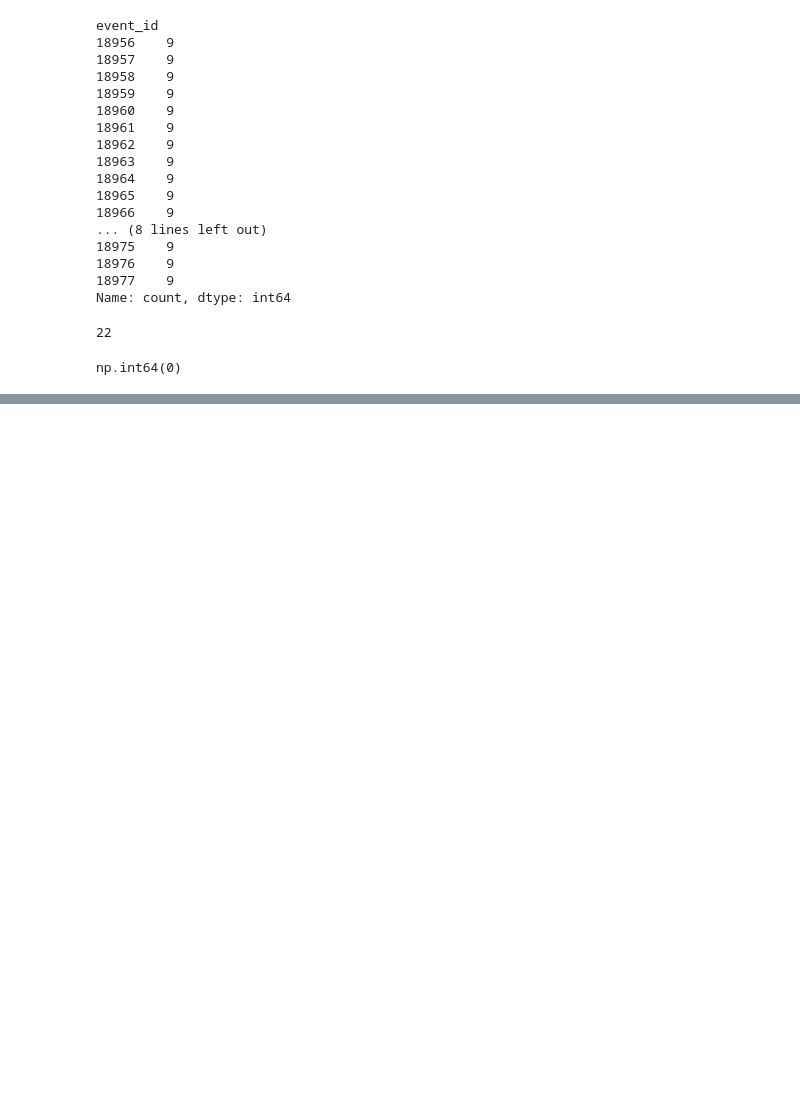
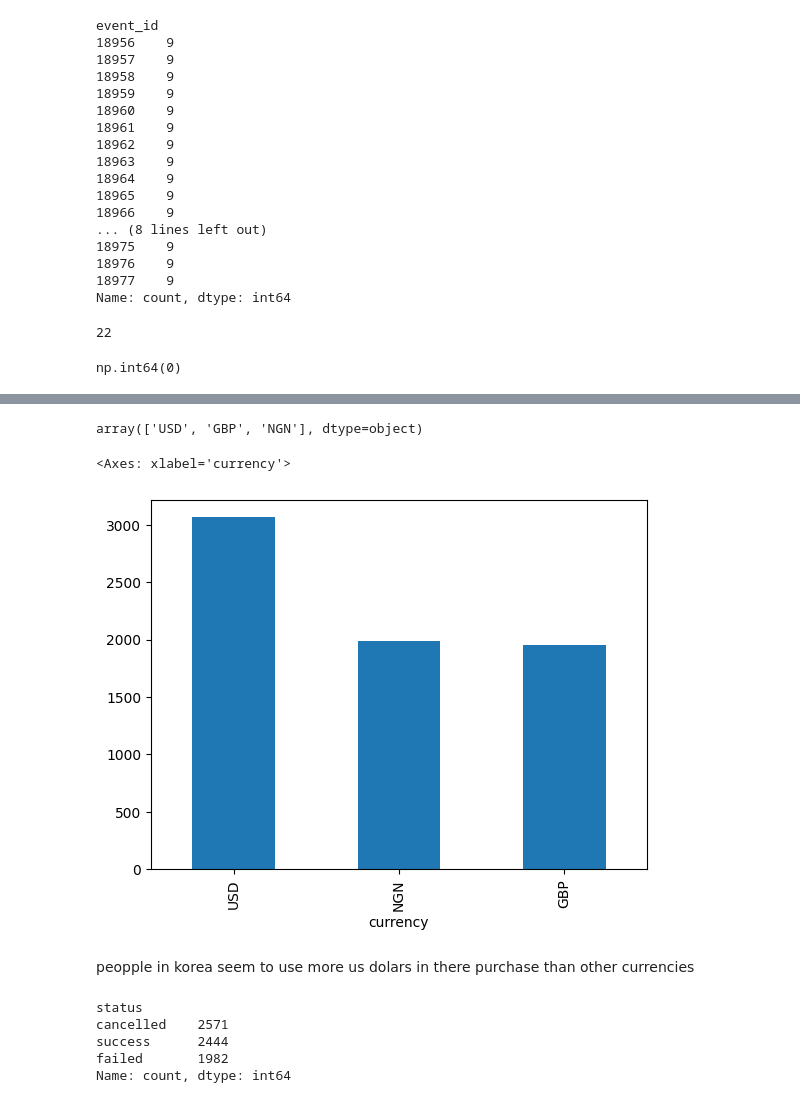
Before and after one commit to bissakaAI/DataAndData_analysis, a Jupyter notebook: Task_folder/pandas/salesdatasecond/workingwithsales_data.ipynb, the cells around one changed output, grey strips where cells are left out. Cells and saved outputs as stored; diff of their text form; code cells hidden in the pictures; blank space fills up the shorter version.

```diff
--- a/Task_folder/pandas/salesdatasecond/workingwithsales_data.ipynb
+++ b/Task_folder/pandas/salesdatasecond/workingwithsales_data.ipynb
@@ -608,0 +663,21 @@ np.int64(0)
+# %%
+#since korea has the most purchase lets dig deeper into them
+
+korea.currency.unique()
+# %% [output]
+array(['USD', 'GBP', 'NGN'], dtype=object)
+# %%
+korea.currency.value_counts().plot(kind= 'bar')
+# %% [output]
+<Axes: xlabel='currency'>
+[figure, added]
+# %% [markdown]
+peopple in korea seem to use more us dolars in there purchase than other currencies
+# %%
+korea.status.value_counts()
+# %% [output]
+status
+cancelled    2571
+success      2444
+failed       1982
+Name: count, dtype: int64
```
Also changed, not shown: parts of 94 cells of this notebook, 4 other files.
